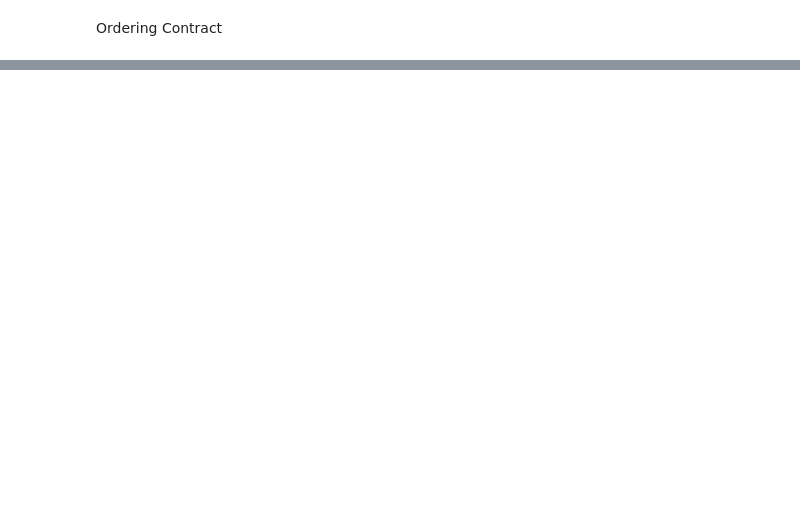
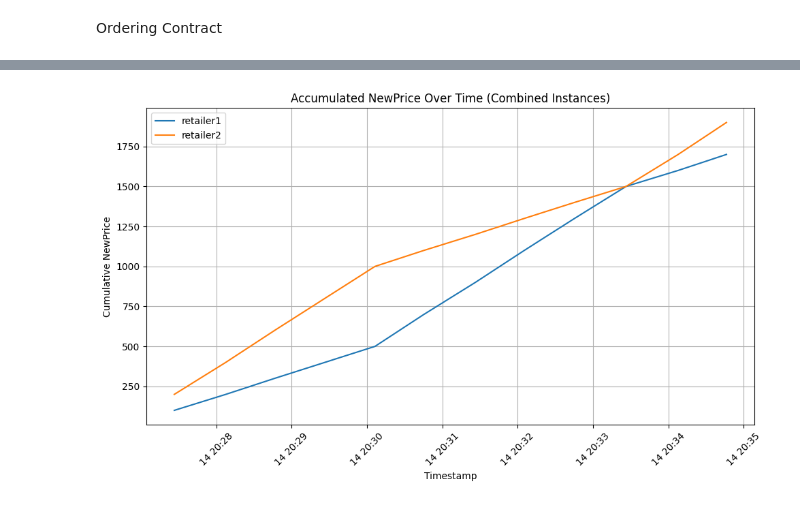
Before and after one commit to Hassan42/transparent-ordering, a Jupyter notebook: data/dataVis.ipynb, the cells around one changed output, grey strips where cells are left out. Drawn from its saved outputs; the diff is of its cells as text; code cells hidden in the pictures; blank space fills up the shorter version.

```diff
--- a/data/dataVis.ipynb
+++ b/data/dataVis.ipynb
@@ -369,0 +394,59 @@ ConfirmOrder Count (Instances 1 and 2): 560
+# %%
+import json
+
+# Load the JSON file
+with open('domains.json', 'r') as file:
+    data = json.load(file)
+
+# Count the number of unique addresses in each domain
+for domain in data:
+    domain_id = domain[0]  # Domain ID
+    addresses = domain[2]  # List of addresses
+    if(len(addresses) < 4):
+        unique_addresses = set(addresses)  # Use a set to find unique addresses
+        print(f"Domain {domain_id} has {len(unique_addresses)} unique addresses.")
+# %%
+import json
+import pandas as pd
+import matplotlib.pyplot as plt
+
+# Load data from log.json
+with open("logs.json", "r") as file:
+    logs = json.load(file)
+
+# Extract relevant data
+new_price_data = []
+for entry in logs:
+    if entry["event"] == "NewPrice":
+        instance_id = entry["data"]["instanceID"]
+        new_price = int(entry["data"]["newPrice"])
+        timestamp = entry["timestamp"]
+        new_price_data.append({"InstanceID": instance_id, "NewPrice": new_price, "Timestamp": pd.to_datetime(timestamp)})
+
+# Convert to a DataFrame
+df = pd.DataFrame(new_price_data)
+
+# Combine instances 1 and 3, and 2 and 4
+df["CombinedInstanceID"] = df["InstanceID"].replace({"1": "retailer1", "2": "retailer1", "3": "retailer2", "4": "retailer2"})
+
+# Sort data by timestamp
+df.sort_values("Timestamp", inplace=True)
+
+# Accumulate NewPrice over time for each combined group
+df["CumulativePrice"] = df.groupby(["CombinedInstanceID"])["NewPrice"].cumsum()
+
+# Plot the data
+plt.figure(figsize=(10, 6))
+for combined_id, group in df.groupby("CombinedInstanceID"):
+    plt.plot(group["Timestamp"], group["CumulativePrice"], label=f"{combined_id}")
+
+plt.title("Accumulated NewPrice Over Time (Combined Instances)")
+plt.xlabel("Timestamp")
+plt.ylabel("Cumulative NewPrice")
+plt.legend()
+plt.grid(True)
+plt.xticks(rotation=45)
+plt.tight_layout()
+plt.show()
+# %% [output]
+[figure, added]
```
Also changed, not shown: parts of 12 cells of this notebook, 13 other files.
